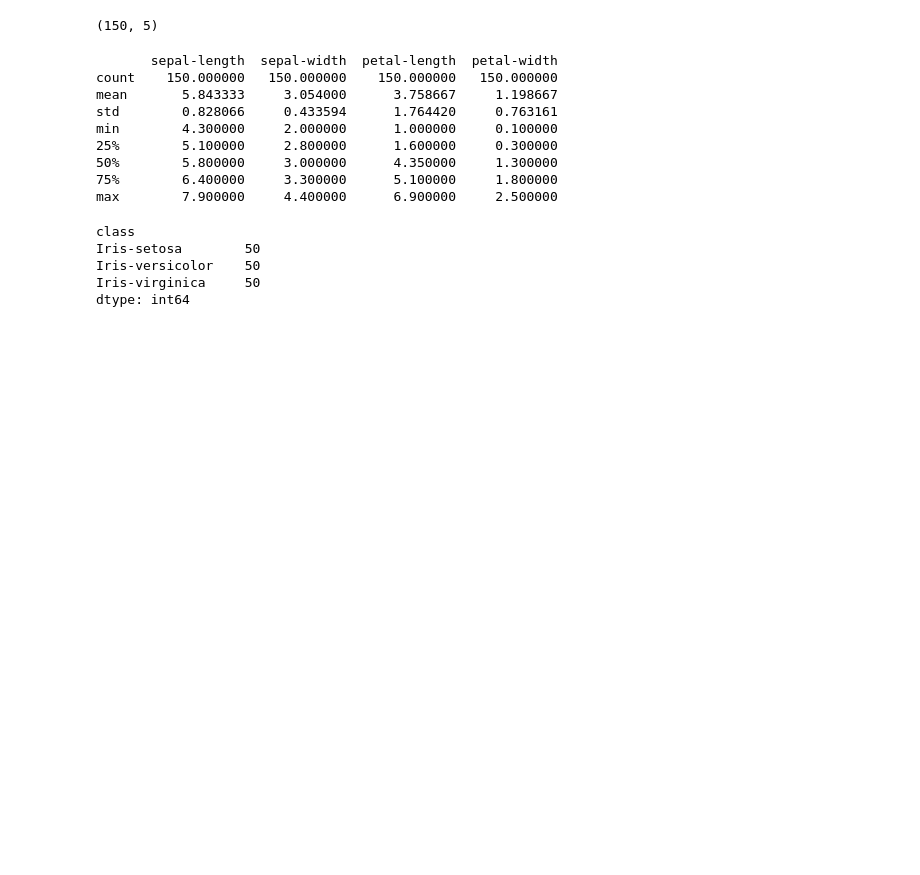
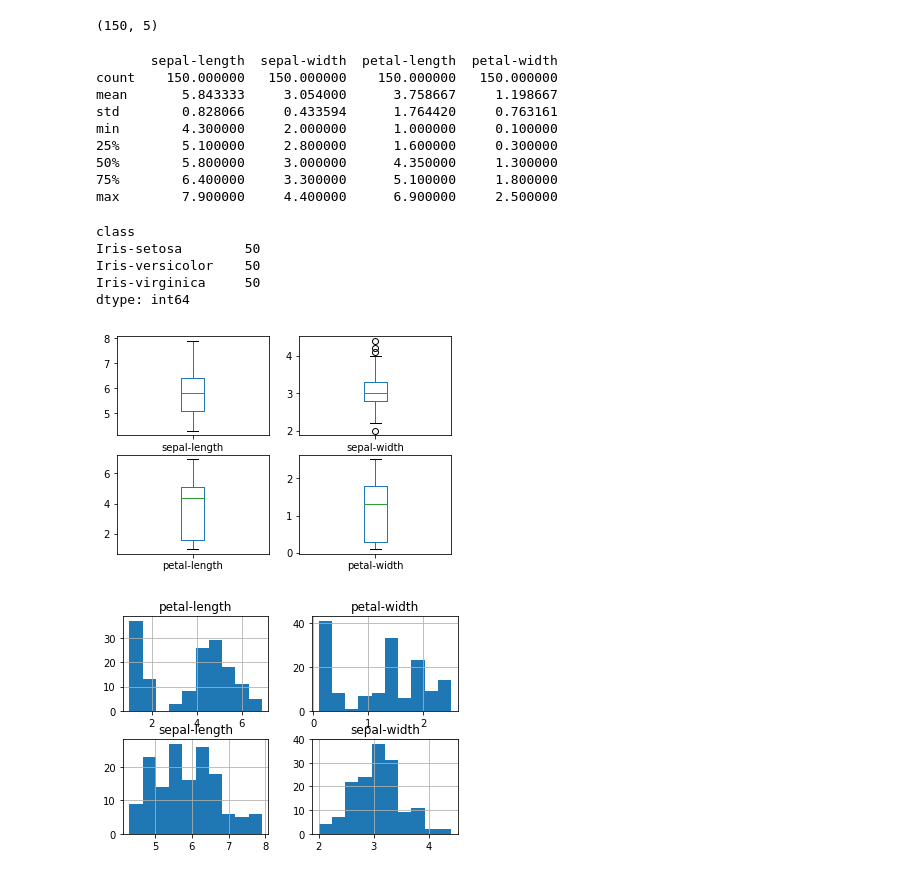
Before and after one commit to gohurali/Classification-Of-Iris-Flowers, a Jupyter notebook: Iris.ipynb, the cells around one changed output. Drawn from its saved outputs; the diff is of its cells as text; code cells hidden in the pictures; blank space fills up the shorter version.

```diff
--- a/Iris.ipynb
+++ b/Iris.ipynb
@@ -69,0 +70,19 @@ dtype: int64
+# %%
+'''
+Going to look at two types of plots for data visualization
+    - Univariate Plots
+        * Understand each attribute of the data
+    - Multivariate Plots
+        * Understand the relationship between attributes
+'''
+
+# Univariate Plots --> Box and Whisker
+dataset.plot(kind='box', subplots=True, layout=(2,2), sharex=False, sharey=False)
+plt.show()
+
+# Histograms
+dataset.hist()
+plt.show()
+# %% [output]
+[figure, added]
+[figure, added]
```
Also changed, not shown: parts of 4 cells of this notebook, 1 other file.
